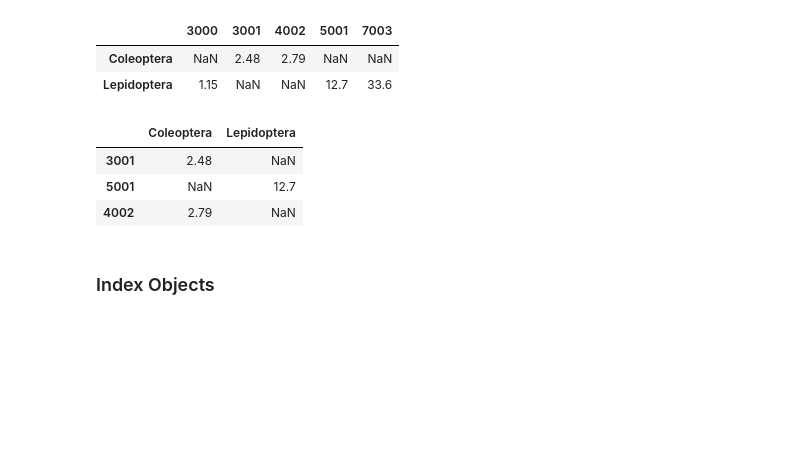
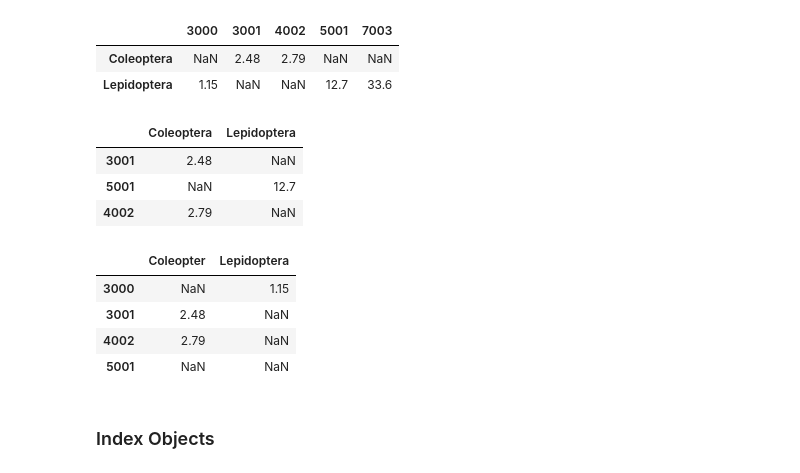
Before and after one commit to worker-bee-micah/practice-only, a Jupyter notebook: 00_mt_pd_dataframes_series.ipynb, the cells around one changed output. Cells and saved outputs as stored; diff of their text form; code cells hidden in the pictures; blank space fills up the shorter version.

Commit message:
added dataframe notes

```diff
--- a/00_mt_pd_dataframes_series.ipynb
+++ b/00_mt_pd_dataframes_series.ipynb
@@ -302,9 +309,15 @@ pd.DataFrame(pop, index=[3001, 5001, 4002])
 | 5001 | NaN | 12.7 |
 | 4002 | 2.79 | NaN |
 # %%
-pdata = {'Ohio': frame3['Ohio'][:-1],
-         'Nevada': frame3['Nevada'][:2]}
+pdata = {'Coleopter': frame3['Coleoptera'][:-1],
+         'Lepidoptera': frame3['Lepidoptera'][:2]}
 pd.DataFrame(pdata)
+# %% [output]
+|  | Coleopter | Lepidoptera |
+| 3000 | NaN | 1.15 |
+| 3001 | 2.48 | NaN |
+| 4002 | 2.79 | NaN |
+| 5001 | NaN | NaN |
 # %%
 frame3.index.name = 'year'; frame3.columns.name = 'state'
 frame3
```
Also changed, not shown: parts of 12 cells of this notebook, 1 other file.
